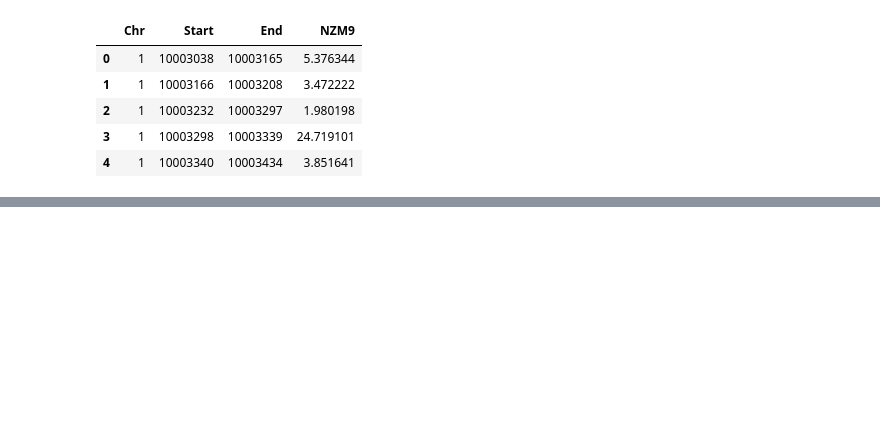
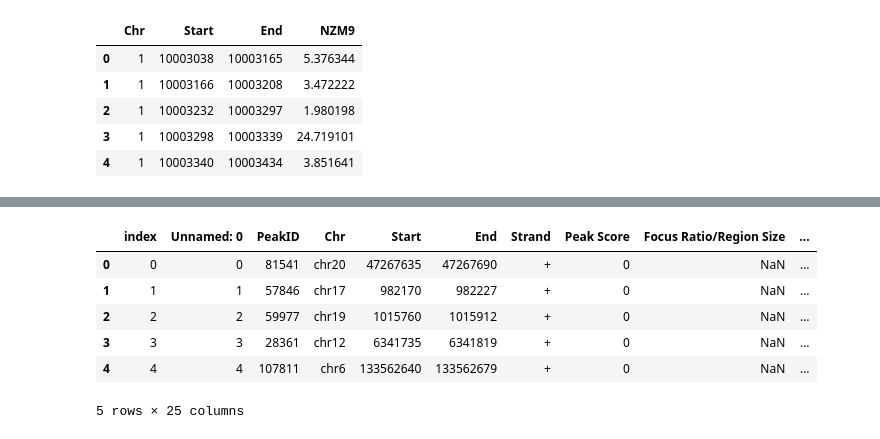
Before and after one commit to Manulink4/bioinfo_meth, a Jupyter notebook: meth.ipynb, the cells around one changed output, grey strips where cells are left out. Saved outputs shown, nothing was run; the diff lists cells and outputs as text; code cells hidden in the pictures; blank space fills up the shorter version.

```diff
--- a/meth.ipynb
+++ b/meth.ipynb
@@ -34,20 +40,22 @@ df_hi.to_csv("bed_files/hi_meth.bed", header=None, index=None, sep="\t")
 df_me.to_csv("bed_files/me_meth.bed", header=None, index=None, sep="\t")
 df_lw.to_csv("bed_files/lw_meth.bed", header=None, index=None, sep="\t")
 # %%
-root = 'annotated_files/'
-files = ['vh_annotated.txt', 'hi_annotated.txt', 'me_annotated.txt', 'lw_annotated.txt']
-meth_types = ['very_high', 'high', 'medium', 'low']
+root = 'annotated_files'
+files = ['vh_annotated', 'hi_annotated', 'me_annotated', 'lw_annotated']
+meth_types = {'very_high': 4, 'high': 3, 'medium': 2, 'low': 1}
 
 def get_label(raw_label):
-    return raw_label.split('(')[0]
+    return raw_label.split('(')[0].capitalize()
 
+raw_dfs = [pd.read_csv(f'{root}/{f}.txt', sep='\t') for f in files]
 
-dfs = [pd.read_csv(root + f, sep='\t') for f in files]
-for i, df in enumerate(dfs):
-    df['Meth type'] = [meth_types[i]] * len(df)
+for i, (df, mtype) in enumerate(zip(raw_dfs, meth_types)):
+    df['NZM9'] = nzm9_columns[mtype]
+    df['Meth type'] = [mtype] * len(df)
+    df['Meth label'] = [meth_types[mtype]] * len(df)
     df['Label'] = df['Annotation'].apply(lambda x: get_label(x))
+    df.to_csv(f'{root}/{files[i]}.csv')
 
-df = pd.concat(dfs, axis='index')
-df.to_csv("annotated_files/all_annotated.csv", sep="\t")
-
-display(df.head(20))
+dfs = [pd.read_csv(f'{root}/{f}.csv') for f in files]
+df = pd.concat(dfs, axis='index').reset_index()
+df.to_csv("annotated_files/all_annotated.csv", index=False)
@@ -72,0 +62,10 @@ display(df.head(20))
+# %%
+display(df.head(5))
+# %% [output]
+|  | index | Unnamed: 0 | PeakID | Chr | Start | End | Strand | Peak Score | Focus Ratio/Region Size | ... |
+| 0 | 0 | 0 | 81541 | chr20 | 47267635 | 47267690 | + | 0 | NaN | ... |
+| 1 | 1 | 1 | 57846 | chr17 | 982170 | 982227 | + | 0 | NaN | ... |
+| 2 | 2 | 2 | 59977 | chr19 | 1015760 | 1015912 | + | 0 | NaN | ... |
+| 3 | 3 | 3 | 28361 | chr12 | 6341735 | 6341819 | + | 0 | NaN | ... |
+| 4 | 4 | 4 | 107811 | chr6 | 133562640 | 133562679 | + | 0 | NaN | ... |
+5 rows × 25 columns
```
Also changed, not shown: parts of 7 cells of this notebook, 6 other files.
